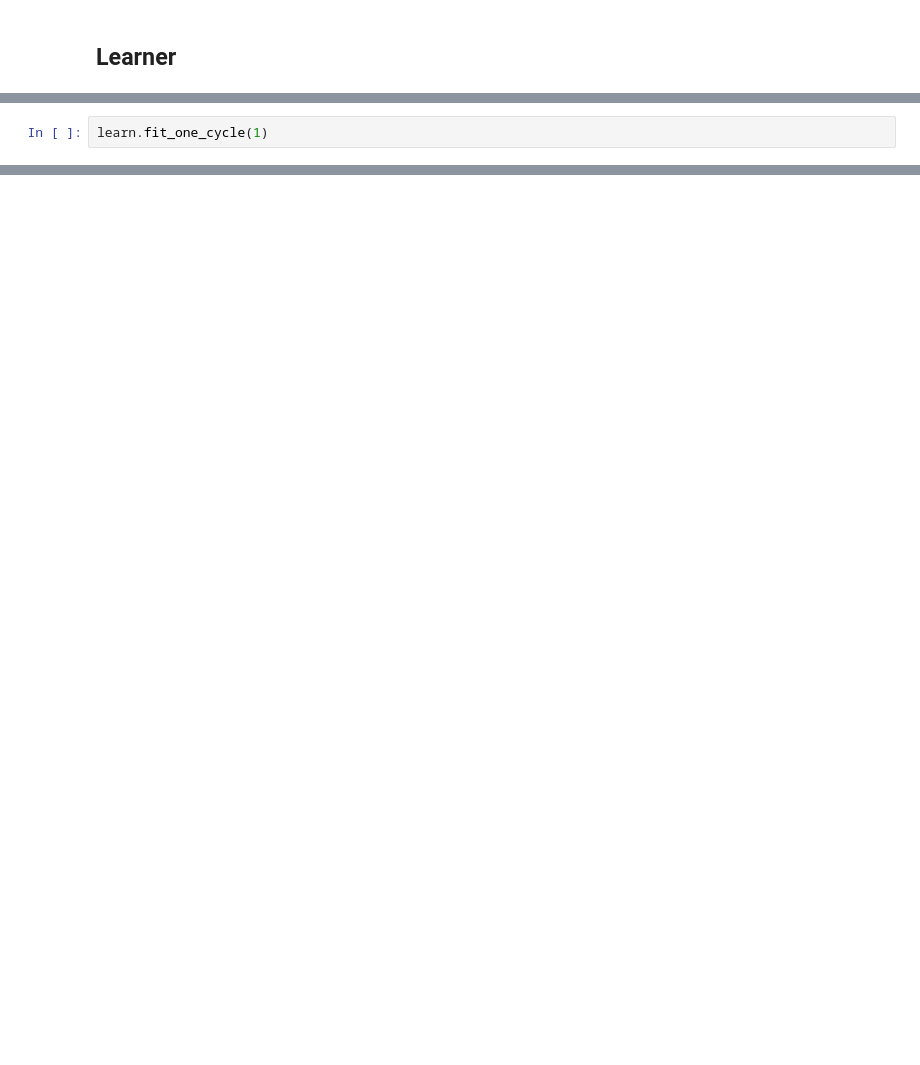
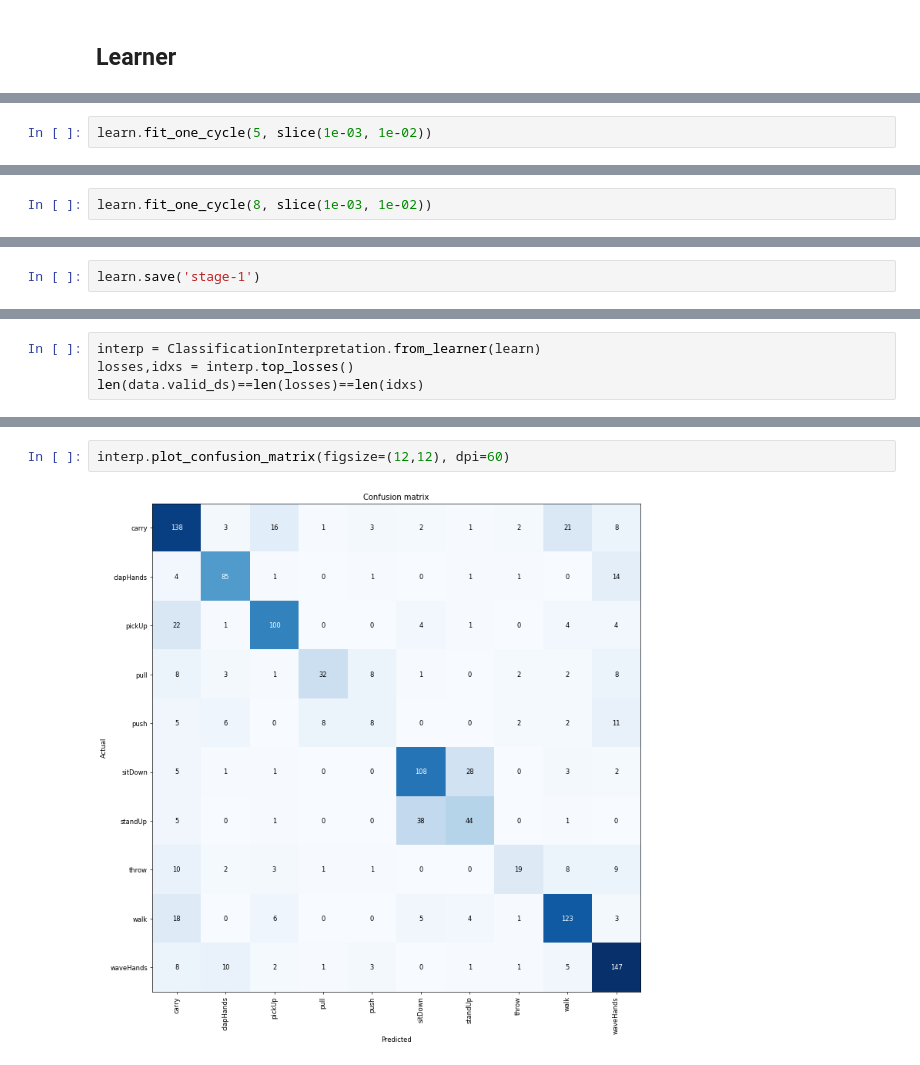
Before and after one commit to kvega005/RGBD_Activity_Detection, a Jupyter notebook: Activity Recognition From RGBD.ipynb, the cells around one changed output, grey strips where cells are left out. Drawn from its saved outputs; the diff is of its cells as text; blank space fills up the shorter version.

```diff
--- a/Activity Recognition From RGBD.ipynb
+++ b/Activity Recognition From RGBD.ipynb
@@ -216,0 +228,2 @@ learn = unet_learner (data, lambda x: resnet, last_cross = False)
+# %%
+learn.fit_one_cycle(5, slice(1e-03, 1e-02))
@@ -216,0 +237,2 @@ learn = unet_learner (data, lambda x: resnet, last_cross = False)
+# %%
+learn.fit_one_cycle(8, slice(1e-03, 1e-02))
@@ -217,2 +249,2 @@ learn = unet_learner (data, lambda x: resnet, last_cross = False)
 # %%
-learn.fit_one_cycle(1)
+learn.save('stage-1')
@@ -223,0 +253,4 @@ ValueError: Expected input batch_size (100) to match target batch_size (2).
+# %%
+interp = ClassificationInterpretation.from_learner(learn)
+losses,idxs = interp.top_losses()
+len(data.valid_ds)==len(losses)==len(idxs)
@@ -223,0 +260,4 @@ ValueError: Expected input batch_size (100) to match target batch_size (2).
+# %%
+interp.plot_confusion_matrix(figsize=(12,12), dpi=60)
+# %% [output]
+[figure, added]
```
Also changed, not shown: parts of 37 cells of this notebook.
